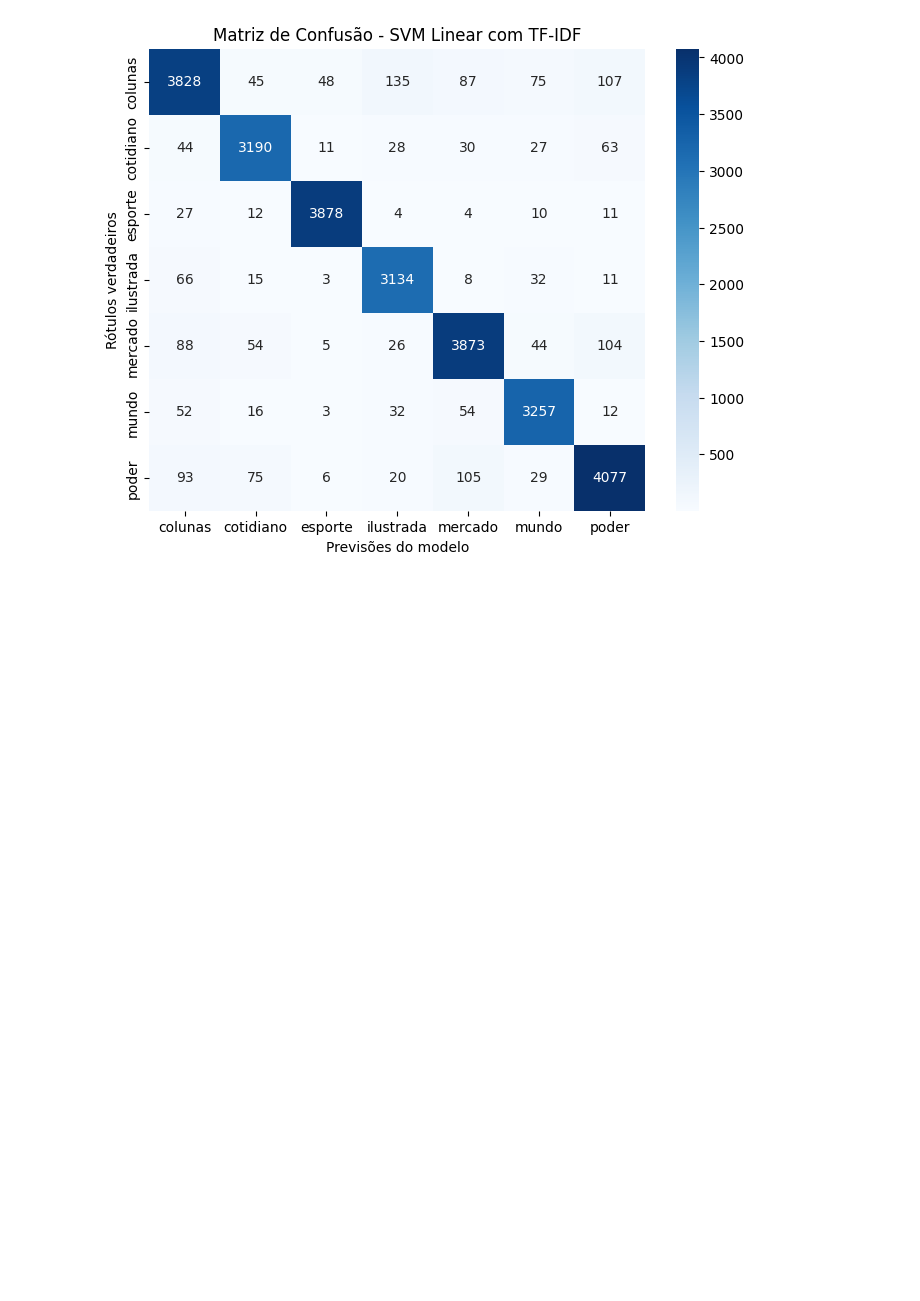
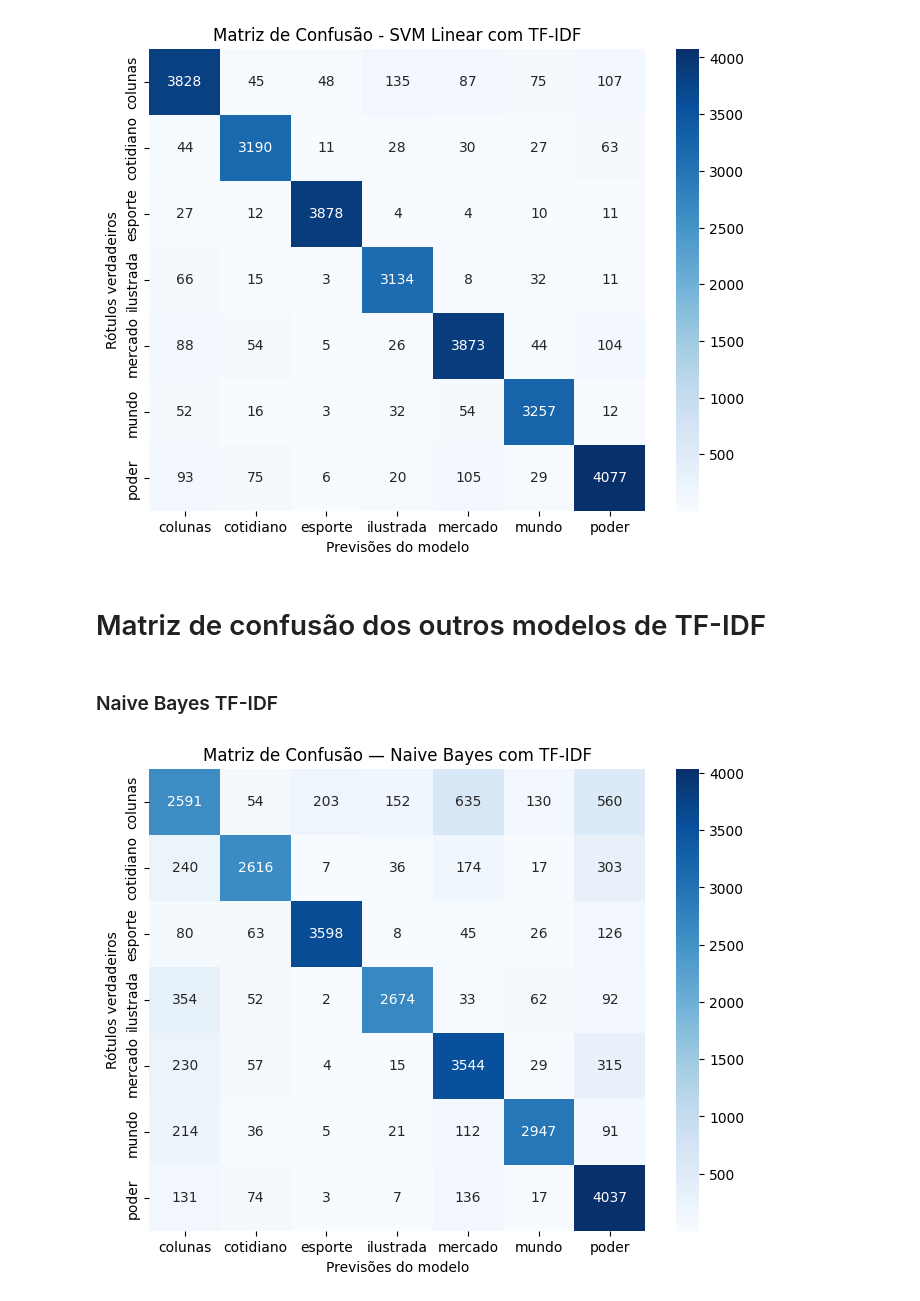
Before and after one commit to Gusthevo/Data-Science---Projects, a Jupyter notebook: notebooks/TD3/pln_classificacao.ipynb, the cells around one changed output. Saved outputs shown, nothing was run; the diff lists cells and outputs as text; code cells hidden in the pictures; blank space fills up the shorter version.

```diff
--- a/notebooks/TD3/pln_classificacao.ipynb
+++ b/notebooks/TD3/pln_classificacao.ipynb
@@ -575,3 +575,31 @@ plt.title('Matriz de Confusão - SVM Linear com TF-IDF')
 plt.show()
 # %% [output]
 [figure]
+# %% [markdown]
+# Matriz de confusão dos outros modelos de TF-IDF
+# %% [markdown]
+### Naive Bayes TF-IDF
+# %%
+from sklearn.naive_bayes import MultinomialNB
+from sklearn.metrics import confusion_matrix
+import matplotlib.pyplot as plt
+import seaborn as sns
+import numpy as np
+
+nb_tfidf = MultinomialNB()
+nb_tfidf.fit(X_train_tfidf, y_train)
+
+y_pred_nb = nb_tfidf.predict(X_test_tfidf)
+
+cm_nb = confusion_matrix(y_test, y_pred_nb)
+
+plt.figure(figsize=(8,6))
+sns.heatmap(cm_nb, annot=True, fmt="d", cmap="Blues",
+            xticklabels=np.unique(y_test),
+            yticklabels=np.unique(y_test))
+plt.ylabel("Rótulos verdadeiros")
+plt.xlabel("Previsões do modelo")
+plt.title("Matriz de Confusão — Naive Bayes com TF-IDF")
+plt.show()
+# %% [output]
+[figure, added]
```
Also changed, not shown: parts of 17 cells of this notebook, 1 other file.
